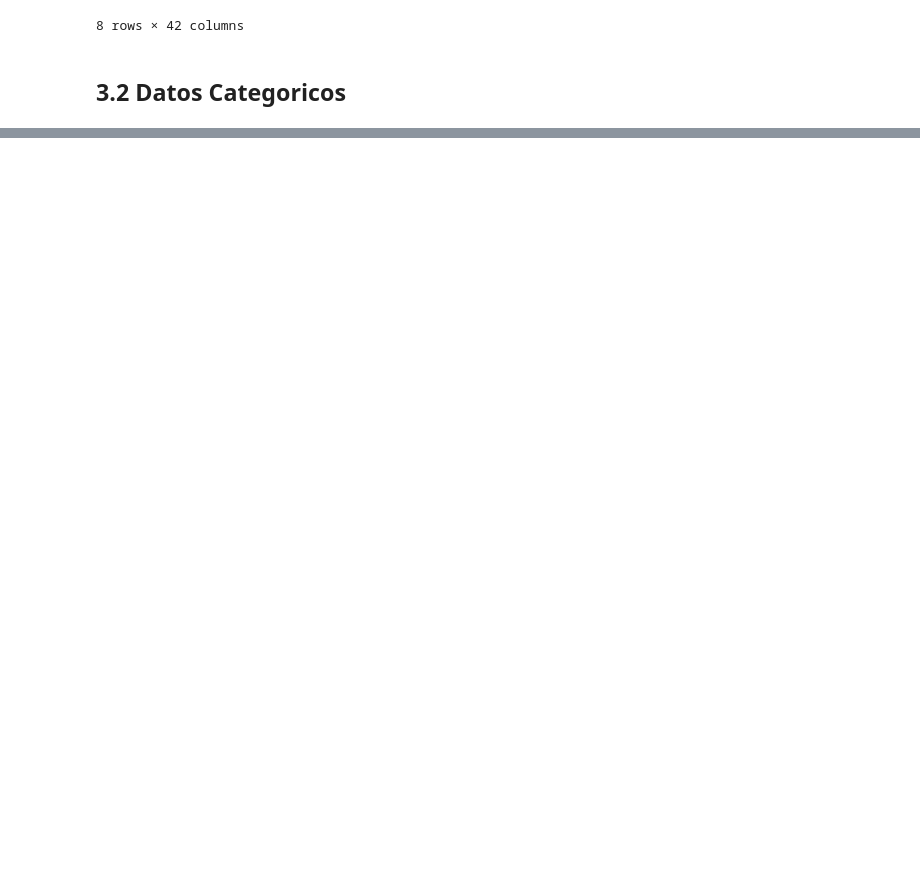
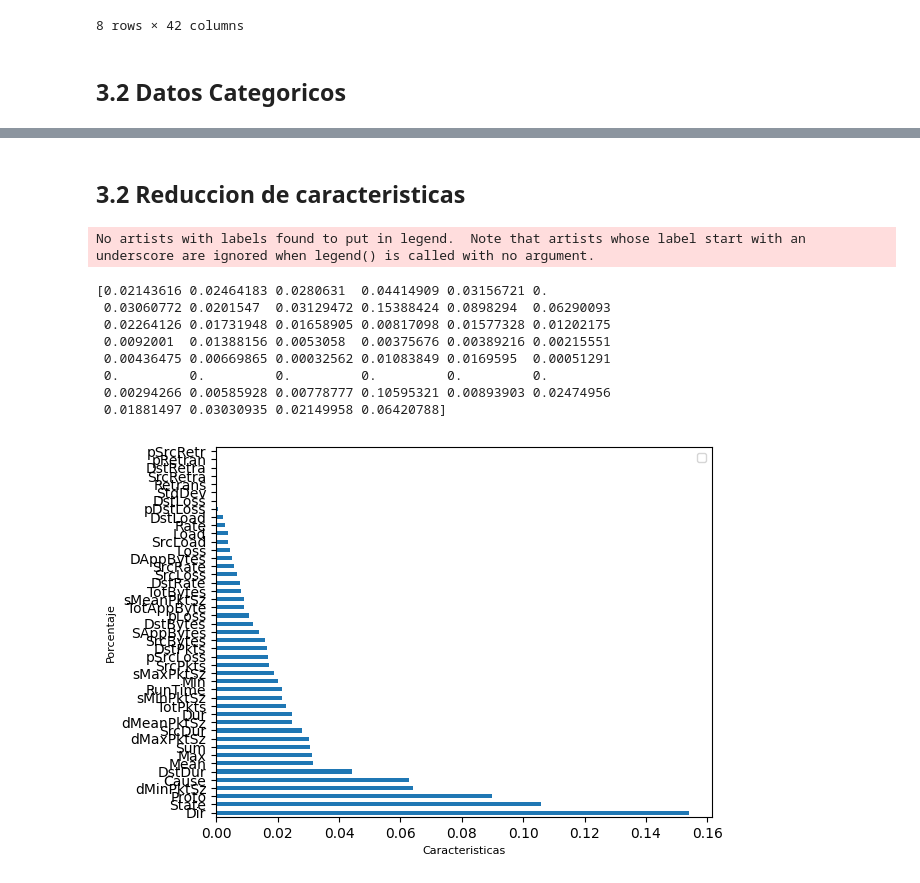
Before and after one commit to soyMA05/Clasiffication_TrafficSDN2, a Jupyter notebook: Fase3/transformacion.ipynb, the cells around one changed output, grey strips where cells are left out. Saved outputs shown, nothing was run; the diff lists cells and outputs as text; code cells hidden in the pictures; blank space fills up the shorter version.

```diff
--- a/Fase3/transformacion.ipynb
+++ b/Fase3/transformacion.ipynb
@@ -61,0 +115,9 @@ df_traffic.describe()
+# %%
+df_traffic.replace({'  <?>': 0, '   ->': 1 , '  <->': 2}, inplace=True)
+df_traffic.replace({'tcp': 0, 'udp' : 1 , 'icmp': 2}, inplace=True)
+df_traffic.replace({'Start':0, 'Status': 1 , 'Stop': 2}, inplace=True)
+df_traffic.replace({'FIN': 0, 'CON': 1, 'REQ': 2, 'RST': 3, 'ACC': 4, 'INT': 5, 'URP' : 6, 'CLO':7, 'URN':8, 'ECO':9, 'URO':10}, inplace=True)
+df_traffic.replace({'Dos':0, 'Normal': 1 , 'Probe':2}, inplace=True)
+# %%
+"""cambiar a tipo de datos categoricos"""
+df_traffic.loc[:, df_traffic.dtypes == 'object'] = df_traffic.select_dtypes(['object']).apply(lambda x: x.astype('category'))
@@ -61,0 +164,29 @@ df_traffic.describe()
+# %%
+df_traffic.drop(columns=['Dport'], axis=1, inplace=True)
+# %% [markdown]
+## 3.2 Reduccion de caracteristicas
+# %%
+X = df_traffic.iloc[:, 0:46]
+y = df_traffic.iloc[:, 46]
+# %%
+m_extract_features = ExtraTreesClassifier()
+m_extract_features.fit(X,y)
+print(m_extract_features.feature_importances_)
+feat_importances = pd.Series(m_extract_features.feature_importances_, index=X.columns)
+feat_importances.nlargest(45).plot(kind='barh')
+plt.xlabel('Caracteristicas', fontsize = 8)
+plt.ylabel('Porcentaje', fontsize = 8)
+plt.legend(fontsize="small")
+plt.savefig('ExtraTreesClassifier_2.png')
+plt.show()
+# %% [output]
+No artists with labels found to put in legend.  Note that artists whose label start with an underscore are ignored when legend() is called with no argument.
+[0.02143616 0.02464183 0.0280631  0.04414909 0.03156721 0.
+ 0.03060772 0.0201547  0.03129472 0.15388424 0.0898294  0.06290093
+ 0.02264126 0.01731948 0.01658905 0.00817098 0.01577328 0.01202175
+ 0.0092001  0.01388156 0.0053058  0.00375676 0.00389216 0.00215551
+ 0.00436475 0.00669865 0.00032562 0.01083849 0.0169595  0.00051291
+ 0.         0.         0.         0.         0.         0.
+ 0.00294266 0.00585928 0.00778777 0.10595321 0.00893903 0.02474956
+ 0.01881497 0.03030935 0.02149958 0.06420788]
+[figure, added]
```
Also changed, not shown: parts of 9 cells of this notebook, 2 other files.
